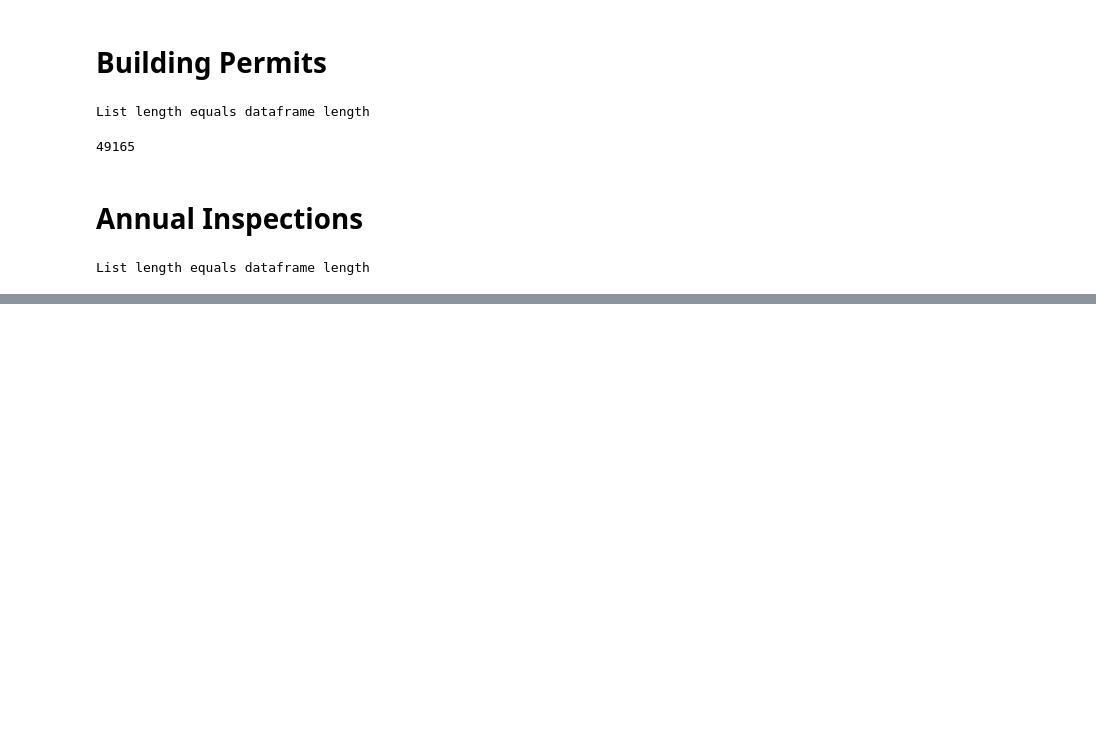
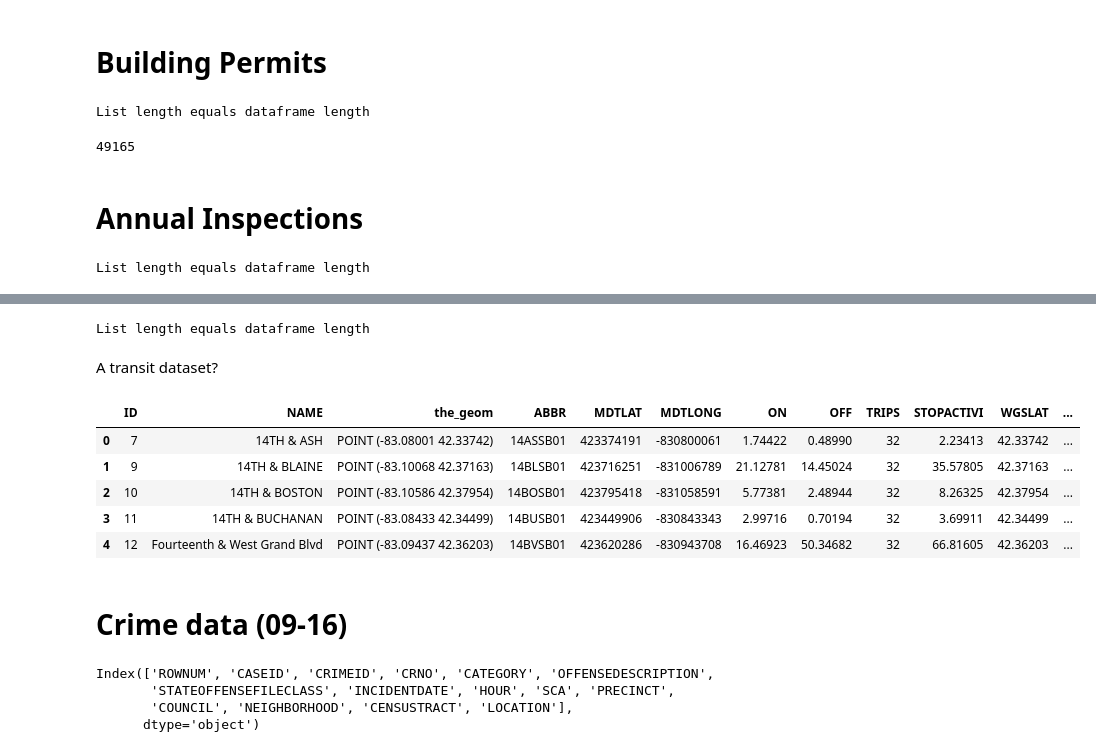
Before and after one commit to nss2108/Detroit-Capstone, a Jupyter notebook: Data Cleaning notebook.ipynb, the cells around one changed output, grey strips where cells are left out. Drawn from its saved outputs; the diff is of its cells as text; code cells hidden in the pictures; blank space fills up the shorter version.

```diff
--- a/Data Cleaning notebook.ipynb
+++ b/Data Cleaning notebook.ipynb
@@ -349,0 +398,21 @@ len(bus)
+# %%
+res=nhoodfind(fs.coordinates)
+fs["neighborhood"]=res
+fs.to_csv("firestations.csv")
+# %% [output]
+List length equals dataframe length
+# %% [markdown]
+A transit dataset?
+# %%
+sa=pd.read_csv("2012-04_Stop_Activity.csv")
+sa.head()
+#no idea what this dataset is
+# %% [output]
+|  | ID | NAME | the_geom | ABBR | MDTLAT | MDTLONG | ON | OFF | TRIPS | STOPACTIVI | WGSLAT | ... |
+| 0 | 7 | 14TH & ASH | POINT (-83.08001 42.33742) | 14ASSB01 | 423374191 | -830800061 | 1.74422 | 0.48990 | 32 | 2.23413 | 42.33742 | ... |
+| 1 | 9 | 14TH & BLAINE | POINT (-83.10068 42.37163) | 14BLSB01 | 423716251 | -831006789 | 21.12781 | 14.45024 | 32 | 35.57805 | 42.37163 | ... |
+| 2 | 10 | 14TH & BOSTON | POINT (-83.10586 42.37954) | 14BOSB01 | 423795418 | -831058591 | 5.77381 | 2.48944 | 32 | 8.26325 | 42.37954 | ... |
+| 3 | 11 | 14TH & BUCHANAN | POINT (-83.08433 42.34499) | 14BUSB01 | 423449906 | -830843343 | 2.99716 | 0.70194 | 32 | 3.69911 | 42.34499 | ... |
+| 4 | 12 | Fourteenth & West Grand Blvd | POINT (-83.09437 42.36203) | 14BVSB01 | 423620286 | -830943708 | 16.46923 | 50.34682 | 32 | 66.81605 | 42.36203 | ... |
+# %% [markdown]
+# Crime data (09-16)
@@ -349,0 +421,7 @@ len(bus)
+# %%
+crime.columns
+# %% [output]
+Index(['ROWNUM', 'CASEID', 'CRIMEID', 'CRNO', 'CATEGORY', 'OFFENSEDESCRIPTION',
+       'STATEOFFENSEFILECLASS', 'INCIDENTDATE', 'HOUR', 'SCA', 'PRECINCT',
+       'COUNCIL', 'NEIGHBORHOOD', 'CENSUSTRACT', 'LOCATION'],
+      dtype='object')
```
Also changed, not shown: parts of 41 cells of this notebook.
